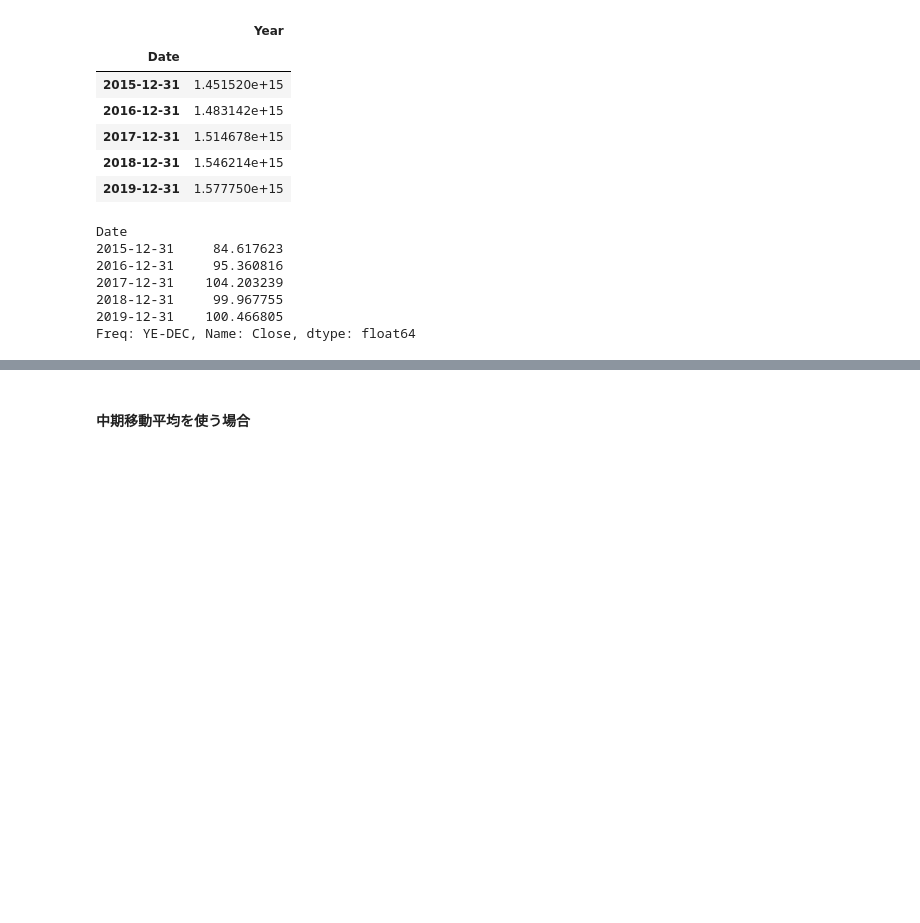
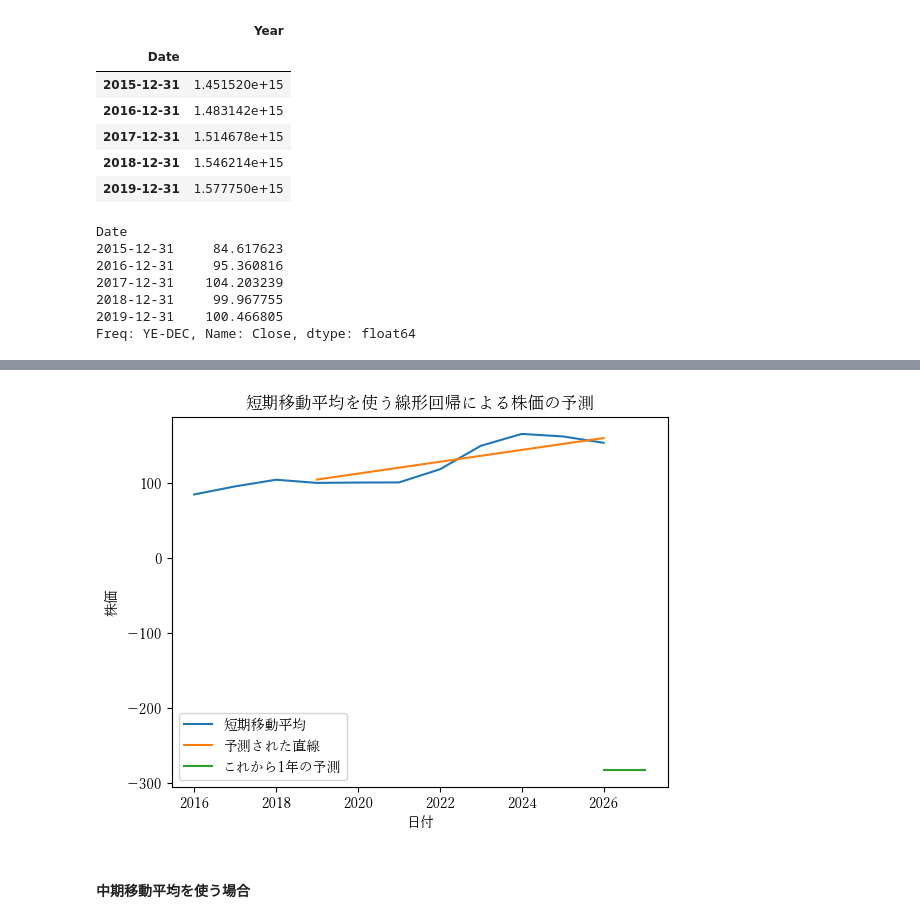
Before and after one commit to lktoby/stock_price, a Jupyter notebook: stock_price.ipynb, the cells around one changed output, grey strips where cells are left out. Saved outputs shown, nothing was run; the diff lists cells and outputs as text; code cells hidden in the pictures; blank space fills up the shorter version.

```diff
--- a/stock_price.ipynb
+++ b/stock_price.ipynb
@@ -711,0 +714,5 @@ plt.show()
+# %%
+future_dates = [*range(len(df_10yr), (len(df_10yr) + 365))]
+X_future_date = pd.to_datetime(future_dates, origin='2018-08-29', unit='D')
+future_df = pd.DataFrame(X_future_date, columns=['X_future_date'])
+display(future_df.head())
@@ -712,3 +726,18 @@ plt.show()
+# %%
+import numpy as np
+X_future = pd.DataFrame(future_df['X_future_date'].values.astype("float64"), columns=['Year'])
+y_pred_future = model_short.predict(X_future)
+# %%
+plt.plot(df_10yrshort.index, df_10yrshort["Close"], label="短期移動平均")
+plt.plot(X_test.index, y_pred, label="予測された直線")
+plt.plot(future_df['X_future_date'], y_pred_future, label='これから1年の予測')
+plt.title("短期移動平均を使う線形回帰による株価の予測")
+plt.xlabel("日付")
+plt.ylabel("株価")
+plt.legend()
+plt.show()
+# %% [output]
+[figure, added]
 # %% [markdown]
 #### 中期移動平均を使う場合
 # %%
```
Also changed, not shown: parts of 15 cells of this notebook, 2 other files.
